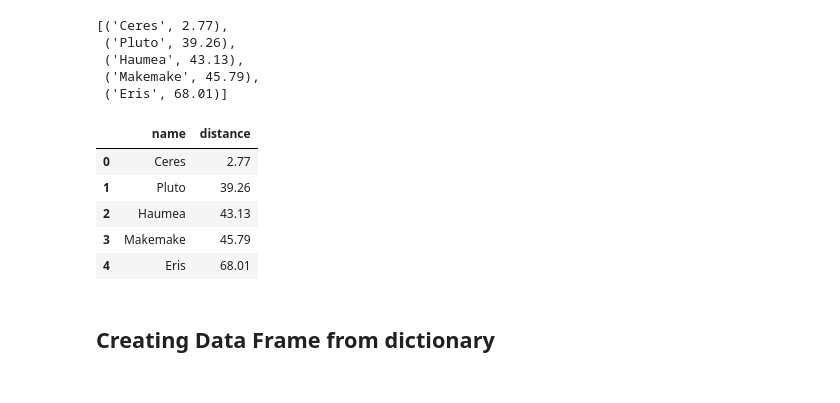
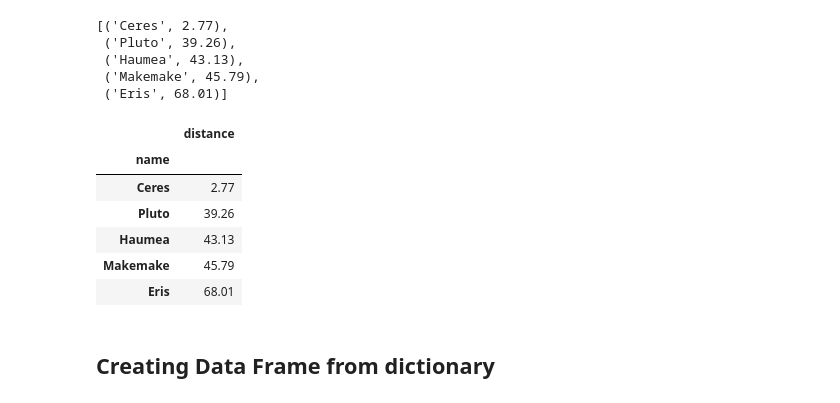
Before and after one commit to ycrc/Data-Analysis-with-Python, a Jupyter notebook: pandas.ipynb, the cells around one changed output. Saved outputs shown, nothing was run; the diff lists cells and outputs as text; code cells hidden in the pictures.

```diff
--- a/pandas.ipynb
+++ b/pandas.ipynb
@@ -101,8 +101,8 @@ planets
 ## Create DataFrame from List of Tuples (or Lists)
 # %%
 names = ['Ceres', 'Pluto', 'Haumea', 'Makemake', 'Eris']
-distance = [2.77, 39.26, 43.13, 45.79, 68.01] #in AU
-dwarf_planets = list(zip(names, distance))
+distances = [2.77, 39.26, 43.13, 45.79, 68.01] #in AU
+dwarf_planets = list(zip(names, distances))
 dwarf_planets
 # %% [output]
 [('Ceres', 2.77),
@@ -112,15 +112,16 @@ dwarf_planets
  ('Eris', 68.01)]
 # %%
 dp = pd.DataFrame(data=dwarf_planets, columns=['name', 'distance'])
-dp.set_index('name')
+dp.set_index('name', inplace=True)
 dp
 # %% [output]
-|  | name | distance |
-| 0 | Ceres | 2.77 |
-| 1 | Pluto | 39.26 |
-| 2 | Haumea | 43.13 |
-| 3 | Makemake | 45.79 |
-| 4 | Eris | 68.01 |
+|  | distance |
+| name |  |
+| Ceres | 2.77 |
+| Pluto | 39.26 |
+| Haumea | 43.13 |
+| Makemake | 45.79 |
+| Eris | 68.01 |
 # %% [markdown]
 ## Creating Data Frame from dictionary
 # %%
```
Also changed, not shown: parts of 20 cells of this notebook.
